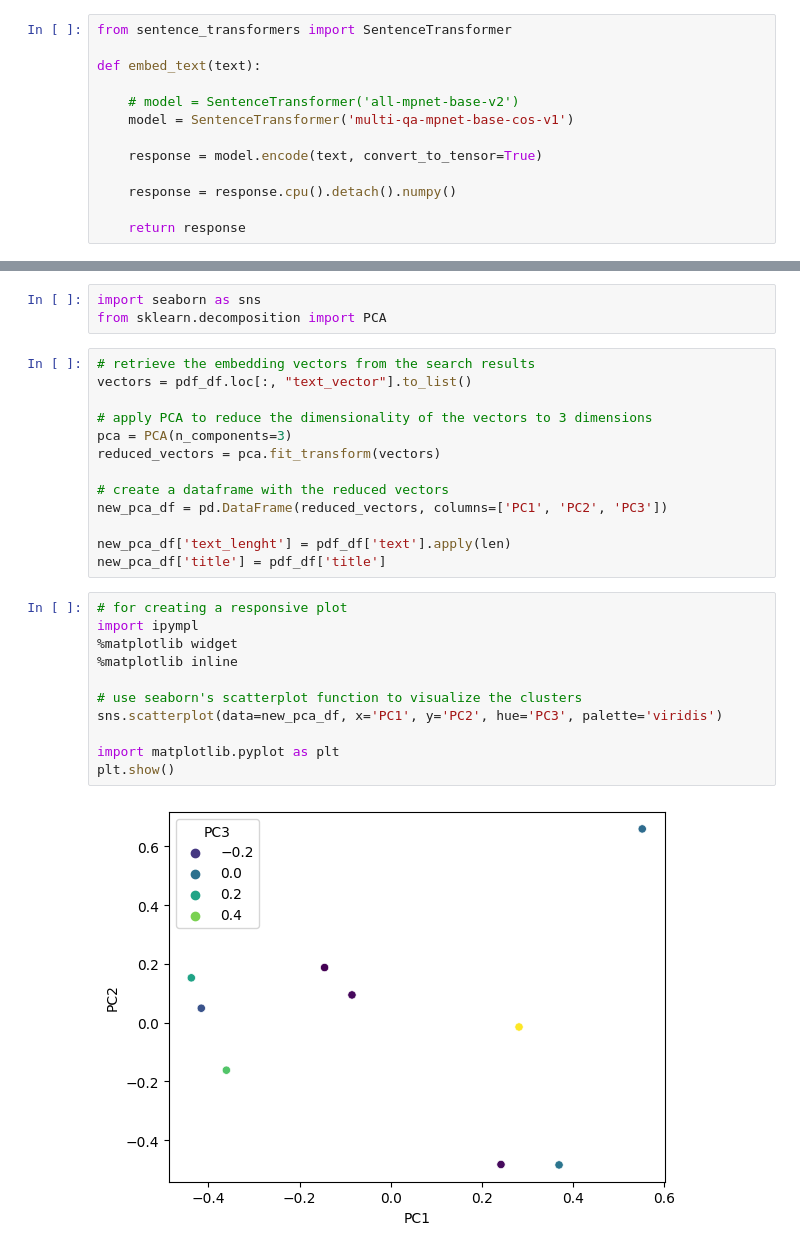
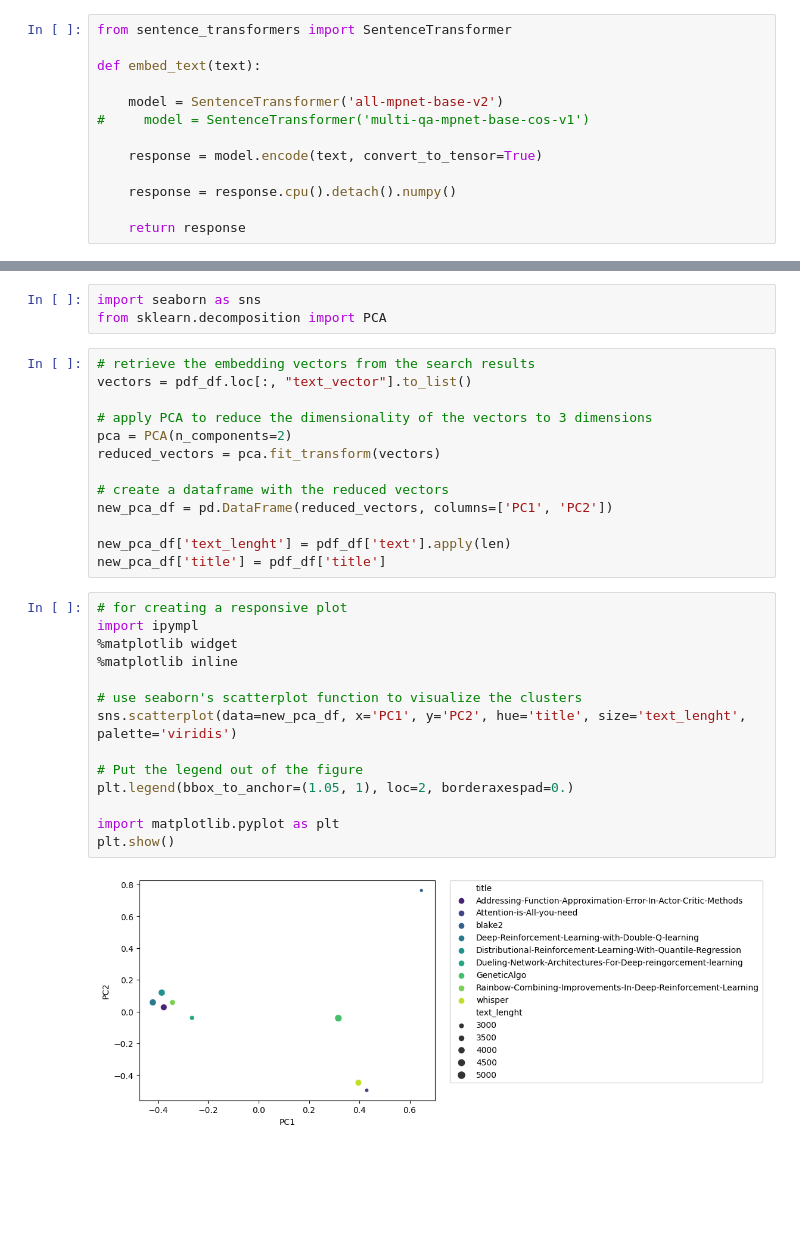
Before and after one commit to letalboy/PDF2Vector, a Jupyter notebook: pdf_to_embedding.ipynb, the cells around one changed output, grey strips where cells are left out. Cells and saved outputs as stored; diff of their text form; blank space fills up the shorter version.

Commit message:
make some adjustments to better visualize

```diff
--- a/pdf_to_embedding.ipynb
+++ b/pdf_to_embedding.ipynb
@@ -51,8 +51,8 @@ from sentence_transformers import SentenceTransformer
 
 def embed_text(text):
 
-    # model = SentenceTransformer('all-mpnet-base-v2')
-    model = SentenceTransformer('multi-qa-mpnet-base-cos-v1')
+    model = SentenceTransformer('all-mpnet-base-v2')
+#     model = SentenceTransformer('multi-qa-mpnet-base-cos-v1')
 
     response = model.encode(text, convert_to_tensor=True)
 
@@ -69,25 +69,28 @@ from sklearn.decomposition import PCA
 vectors = pdf_df.loc[:, "text_vector"].to_list()
 
 # apply PCA to reduce the dimensionality of the vectors to 3 dimensions
-pca = PCA(n_components=3)
+pca = PCA(n_components=2)
 reduced_vectors = pca.fit_transform(vectors)
 
 # create a dataframe with the reduced vectors
-new_pca_df = pd.DataFrame(reduced_vectors, columns=['PC1', 'PC2', 'PC3'])
+new_pca_df = pd.DataFrame(reduced_vectors, columns=['PC1', 'PC2'])
 
 new_pca_df['text_lenght'] = pdf_df['text'].apply(len)
 new_pca_df['title'] = pdf_df['title']
 # %%
 # for creating a responsive plot
 import ipympl
 %matplotlib widget
 %matplotlib inline
 
 # use seaborn's scatterplot function to visualize the clusters
-sns.scatterplot(data=new_pca_df, x='PC1', y='PC2', hue='PC3', palette='viridis')
+sns.scatterplot(data=new_pca_df, x='PC1', y='PC2', hue='title', size='text_lenght', palette='viridis')
+
+# Put the legend out of the figure
+plt.legend(bbox_to_anchor=(1.05, 1), loc=2, borderaxespad=0.)
 
 import matplotlib.pyplot as plt
 plt.show()
 # %% [output]
-[figure, old version]
+[figure, new version]
 # %%
```
Also changed, not shown: parts of 2 cells of this notebook.
